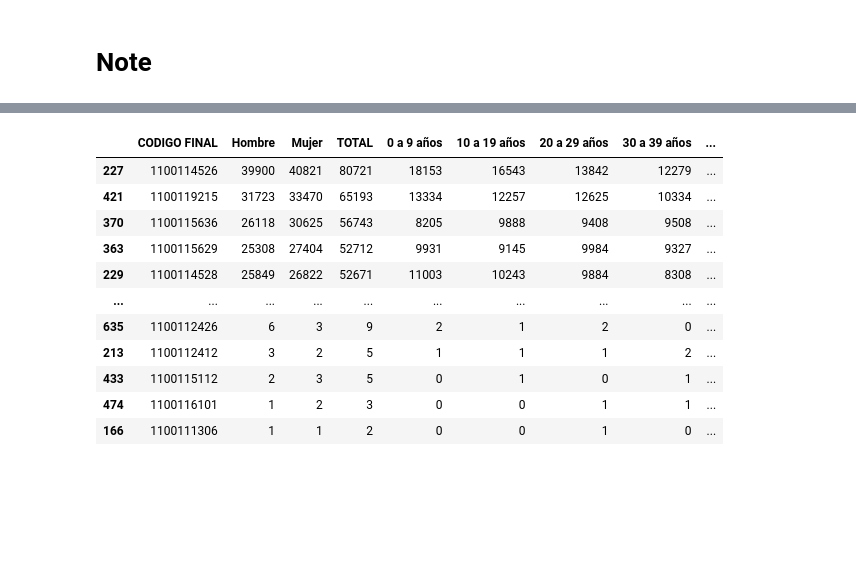
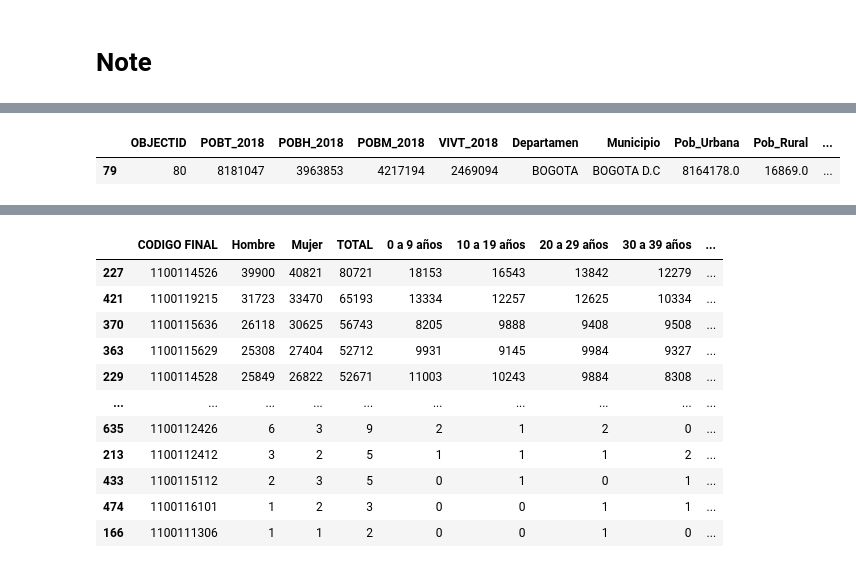
Before and after one commit to Data-Lama/covid_geoinsights_pipeline, a Jupyter notebook: notes/Notes.ipynb, the cells around one changed output, grey strips where cells are left out. Saved outputs shown, nothing was run; the diff lists cells and outputs as text; code cells hidden in the pictures; blank space fills up the shorter version.

```diff
--- a/notes/Notes.ipynb
+++ b/notes/Notes.ipynb
@@ -62,0 +124,7 @@ km_constant = 110.567
+# %%
+polygons = geopandas.read_file(shape_file)
+# %%
+polygons[polygons.Codigo_Dan == 11001]
+# %% [output]
+|  | OBJECTID | POBT_2018 | POBH_2018 | POBM_2018 | VIVT_2018 | Departamen | Municipio | Pob_Urbana | Pob_Rural | ... |
+| 79 | 80 | 8181047 | 3963853 | 4217194 | 2469094 | BOGOTA | BOGOTA D.C | 8164178.0 | 16869.0 | ... |
```
Also changed, not shown: parts of 10 cells of this notebook, 3 other files.
